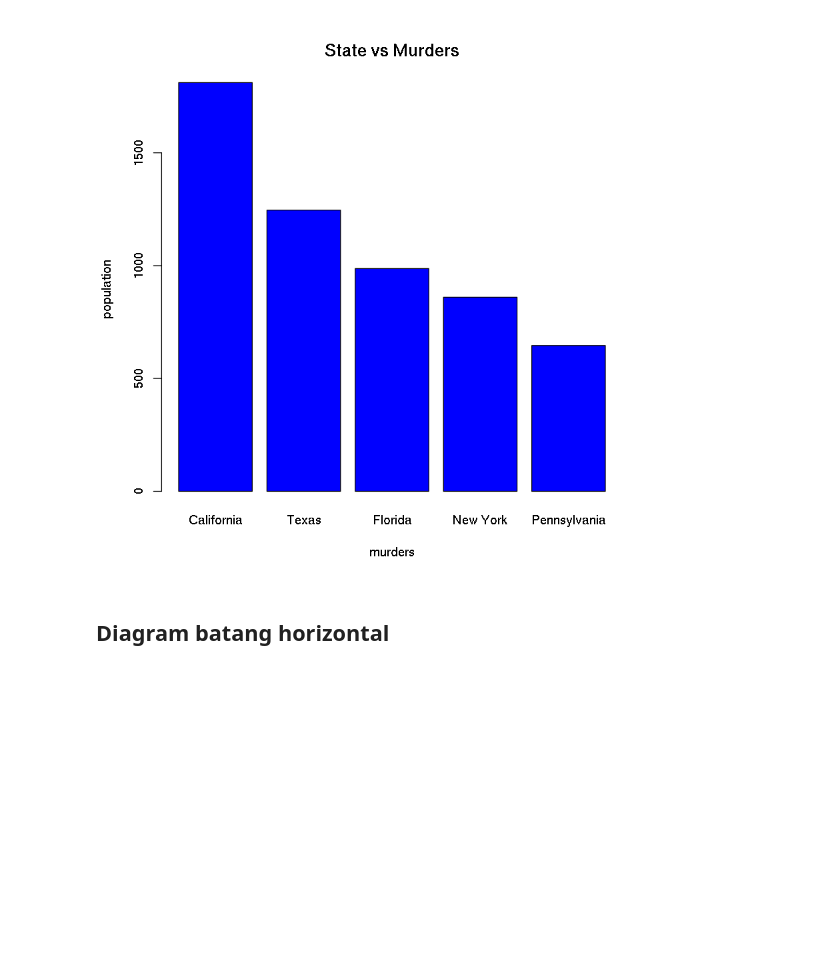
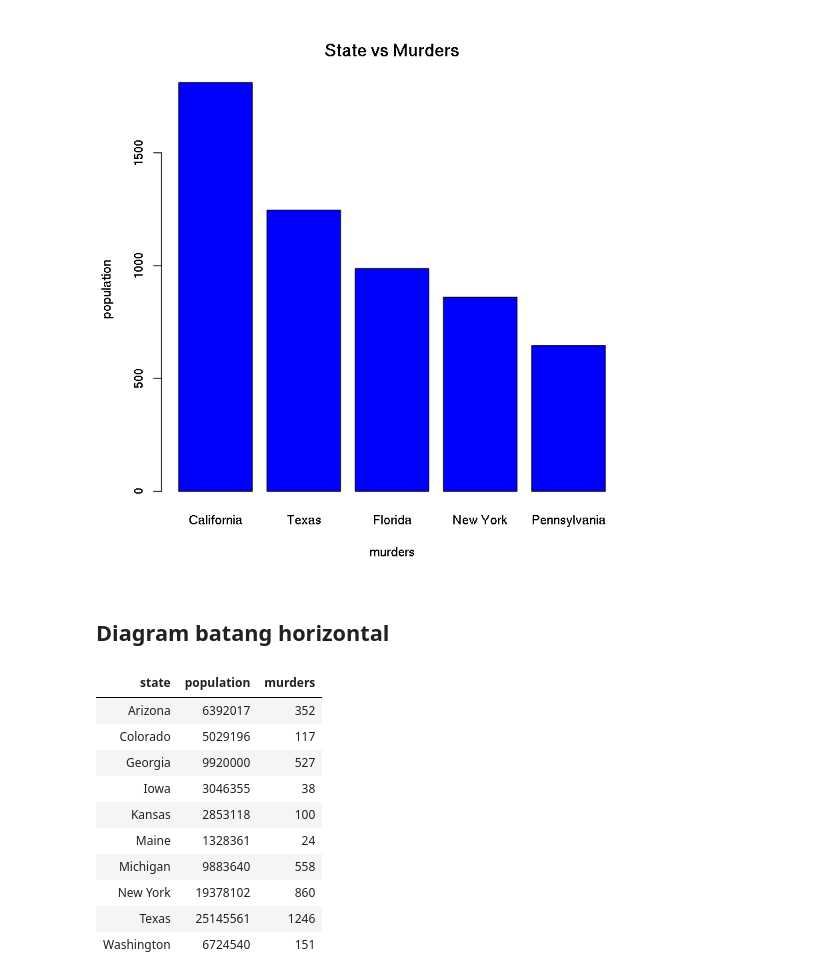
Before and after one commit to sandyherho/tutorEksploR, a Jupyter notebook: notebooks/10VisualisasiData.ipynb, the cells around one changed output. Cells and saved outputs as stored; diff of their text form; code cells hidden in the pictures; blank space fills up the shorter version.

```diff
--- a/notebooks/10VisualisasiData.ipynb
+++ b/notebooks/10VisualisasiData.ipynb
@@ -83,0 +82,15 @@ barplot(topsubdfsort$murders,
+# %%
+df <- read.csv("../data/murdersmini.csv")
+df
+# %% [output]
+| state | population | murders |
+| Arizona | 6392017 | 352 |
+| Colorado | 5029196 | 117 |
+| Georgia | 9920000 | 527 |
+| Iowa | 3046355 | 38 |
+| Kansas | 2853118 | 100 |
+| Maine | 1328361 | 24 |
+| Michigan | 9883640 | 558 |
+| New York | 19378102 | 860 |
+| Texas | 25145561 | 1246 |
+| Washington | 6724540 | 151 |
```
Also changed, not shown: parts of 3 cells of this notebook, 18 other files.
